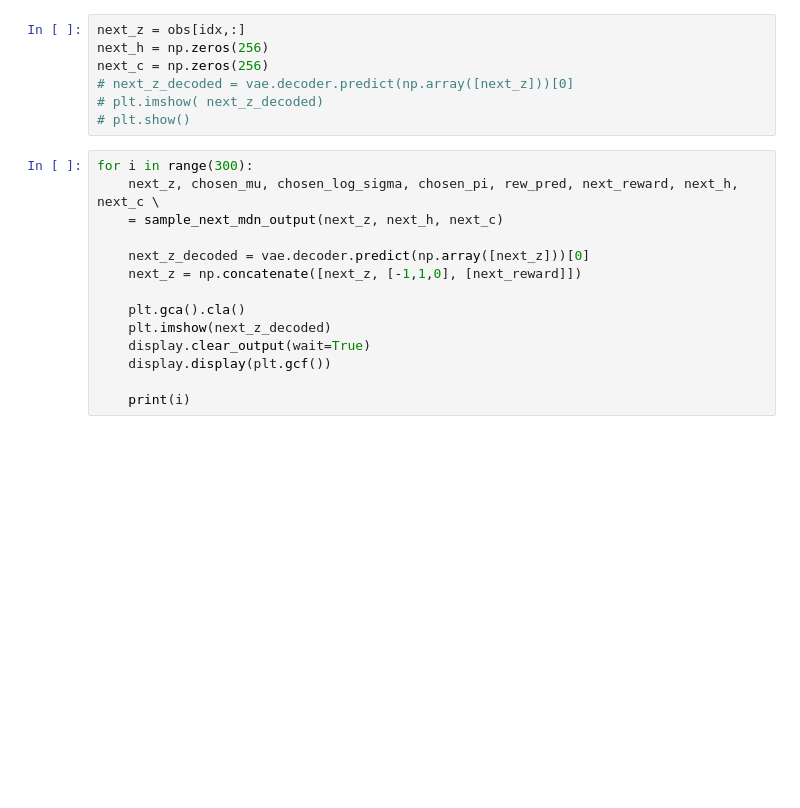
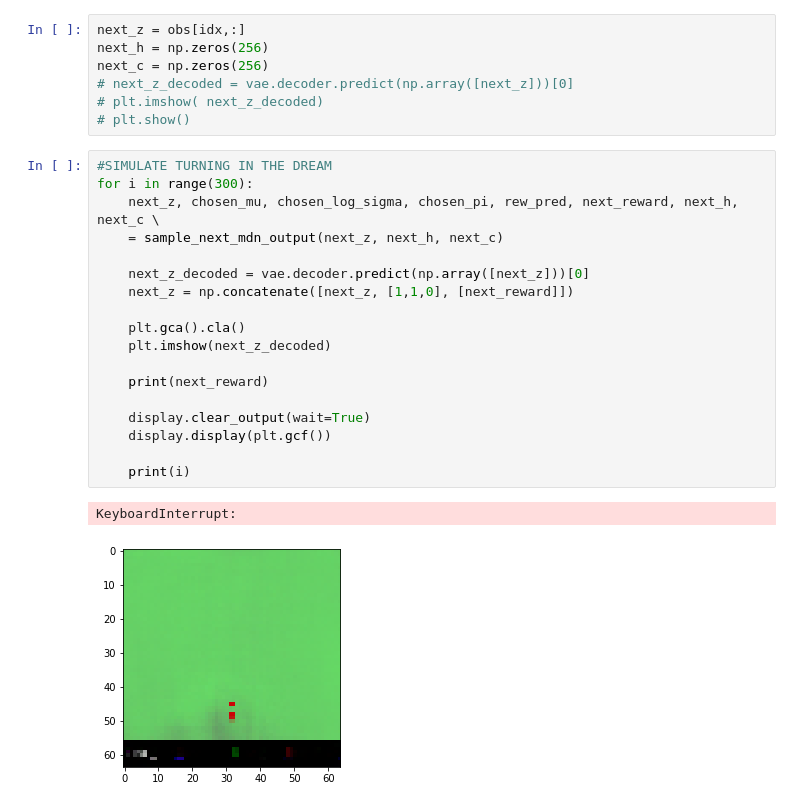
Before and after one commit to AppliedDataSciencePartners/WorldModels, a Jupyter notebook: check_04_rnn.ipynb, the cells around one changed output. Cells and saved outputs as stored; diff of their text form; blank space fills up the shorter version.

Commit message:
fix dream render

```diff
--- a/check_04_rnn.ipynb
+++ b/check_04_rnn.ipynb
@@ -183,19 +195,26 @@ next_c = np.zeros(256)
 # plt.imshow( next_z_decoded)
 # plt.show()
 # %%
+#SIMULATE TURNING IN THE DREAM
 for i in range(300):
     next_z, chosen_mu, chosen_log_sigma, chosen_pi, rew_pred, next_reward, next_h, next_c \
     = sample_next_mdn_output(next_z, next_h, next_c)
 
     next_z_decoded = vae.decoder.predict(np.array([next_z]))[0]
-    next_z = np.concatenate([next_z, [-1,1,0], [next_reward]])
+    next_z = np.concatenate([next_z, [1,1,0], [next_reward]])
 
     plt.gca().cla()
     plt.imshow(next_z_decoded)
+
+    print(next_reward)
+
     display.clear_output(wait=True)
     display.display(plt.gcf())
 
     print(i)
+# %% [output]
+KeyboardInterrupt:
+[figure, added]
 # %%
 b = np.swapaxes(actual,0,1)
 print(b.shape)
```
Also changed, not shown: parts of 6 cells of this notebook, 14 other files.
